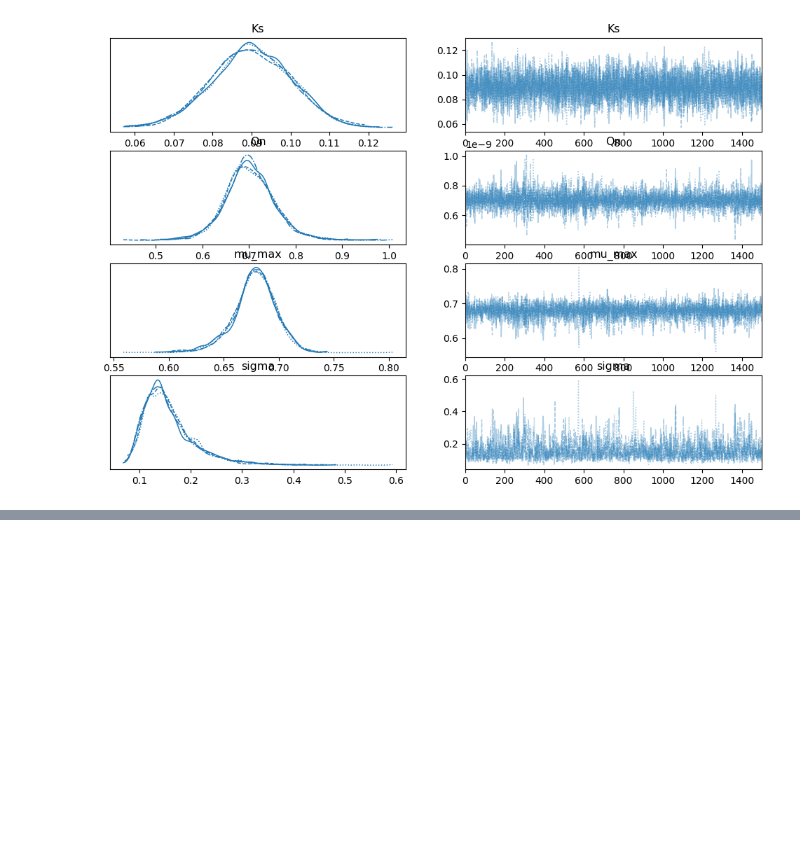
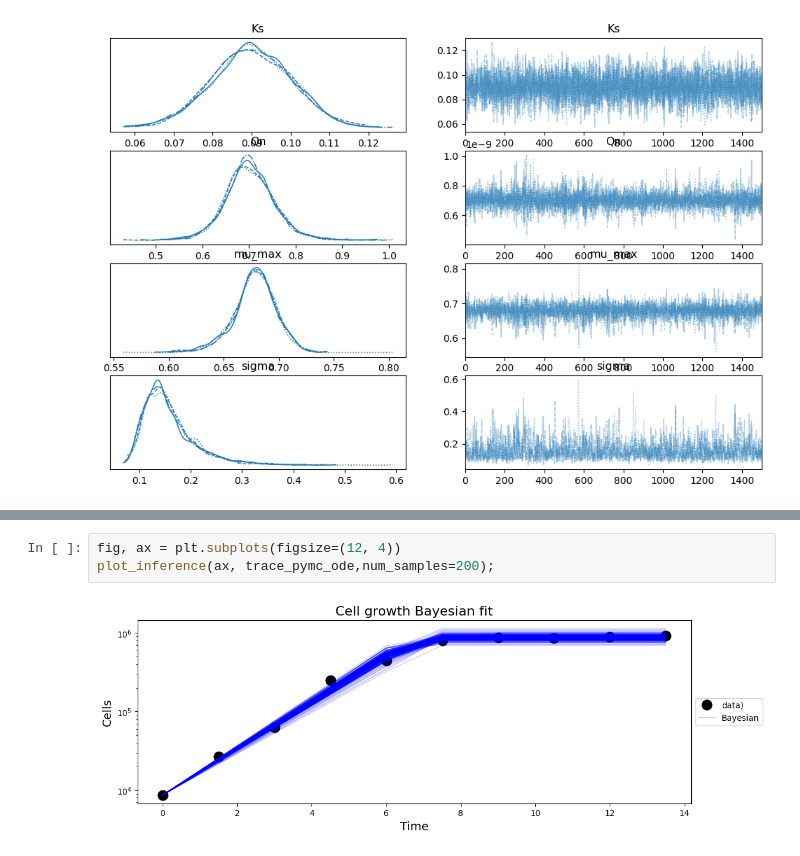
Before and after one commit to B2-Bayesian-for-Biology/pymc-ODE-inference, a Jupyter notebook: notebooks/bayesian_fits-diff_samplers.ipynb, the cells around one changed output, grey strips where cells are left out. Drawn from its saved outputs; the diff is of its cells as text; blank space fills up the shorter version.

```diff
--- a/notebooks/bayesian_fits-diff_samplers.ipynb
+++ b/notebooks/bayesian_fits-diff_samplers.ipynb
@@ -396,0 +466,5 @@ Sampling 4 chains for 1_500 tune and 1_500 draw iterations (6_000 + 6_000 draws
+# %%
+fig, ax = plt.subplots(figsize=(12, 4))
+plot_inference(ax, trace_pymc_ode,num_samples=200);
+# %% [output]
+[figure, added]
```
Also changed, not shown: parts of 7 cells of this notebook.
